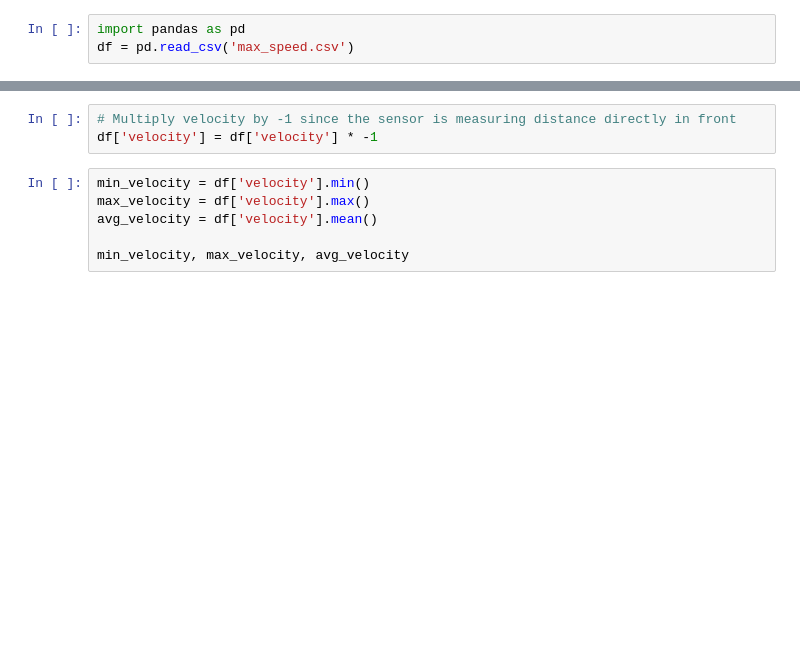
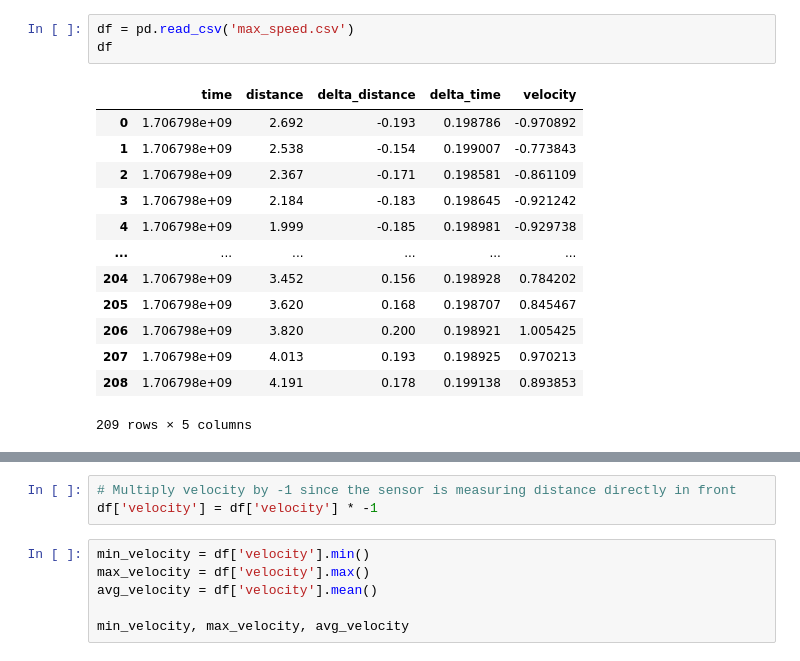
Before and after one commit to mattwilliamson/deepdrive, a Jupyter notebook: src/deepdrive_hardware/notebooks/max_speed.ipynb, the cells around one changed output, grey strips where cells are left out. Cells and saved outputs as stored; diff of their text form; blank space fills up the shorter version.

```diff
--- a/src/deepdrive_hardware/notebooks/max_speed.ipynb
+++ b/src/deepdrive_hardware/notebooks/max_speed.ipynb
@@ -3,6 +24,20 @@
 # %%
-import pandas as pd
 df = pd.read_csv('max_speed.csv')
+df
+# %% [output]
+|  | time | distance | delta_distance | delta_time | velocity |
+| 0 | 1.706798e+09 | 2.692 | -0.193 | 0.198786 | -0.970892 |
+| 1 | 1.706798e+09 | 2.538 | -0.154 | 0.199007 | -0.773843 |
+| 2 | 1.706798e+09 | 2.367 | -0.171 | 0.198581 | -0.861109 |
+| 3 | 1.706798e+09 | 2.184 | -0.183 | 0.198645 | -0.921242 |
+| 4 | 1.706798e+09 | 1.999 | -0.185 | 0.198981 | -0.929738 |
+| ... | ... | ... | ... | ... | ... |
+| 204 | 1.706798e+09 | 3.452 | 0.156 | 0.198928 | 0.784202 |
+| 205 | 1.706798e+09 | 3.620 | 0.168 | 0.198707 | 0.845467 |
+| 206 | 1.706798e+09 | 3.820 | 0.200 | 0.198921 | 1.005425 |
+| 207 | 1.706798e+09 | 4.013 | 0.193 | 0.198925 | 0.970213 |
+| 208 | 1.706798e+09 | 4.191 | 0.178 | 0.199138 | 0.893853 |
+209 rows × 5 columns
 # %%
 import pandas as pd
 
```
Also changed, not shown: parts of 13 cells of this notebook, 3 other files.
